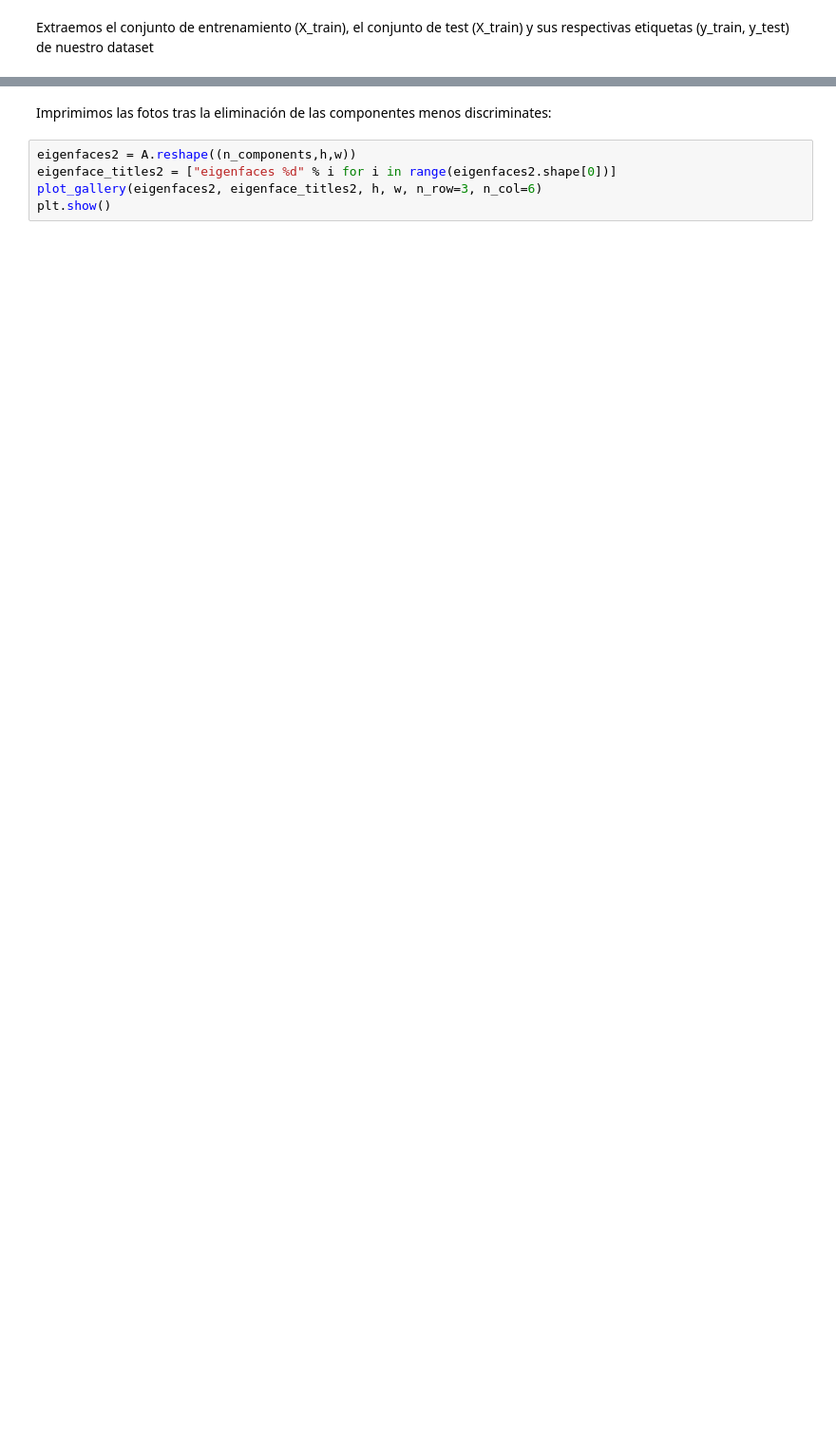
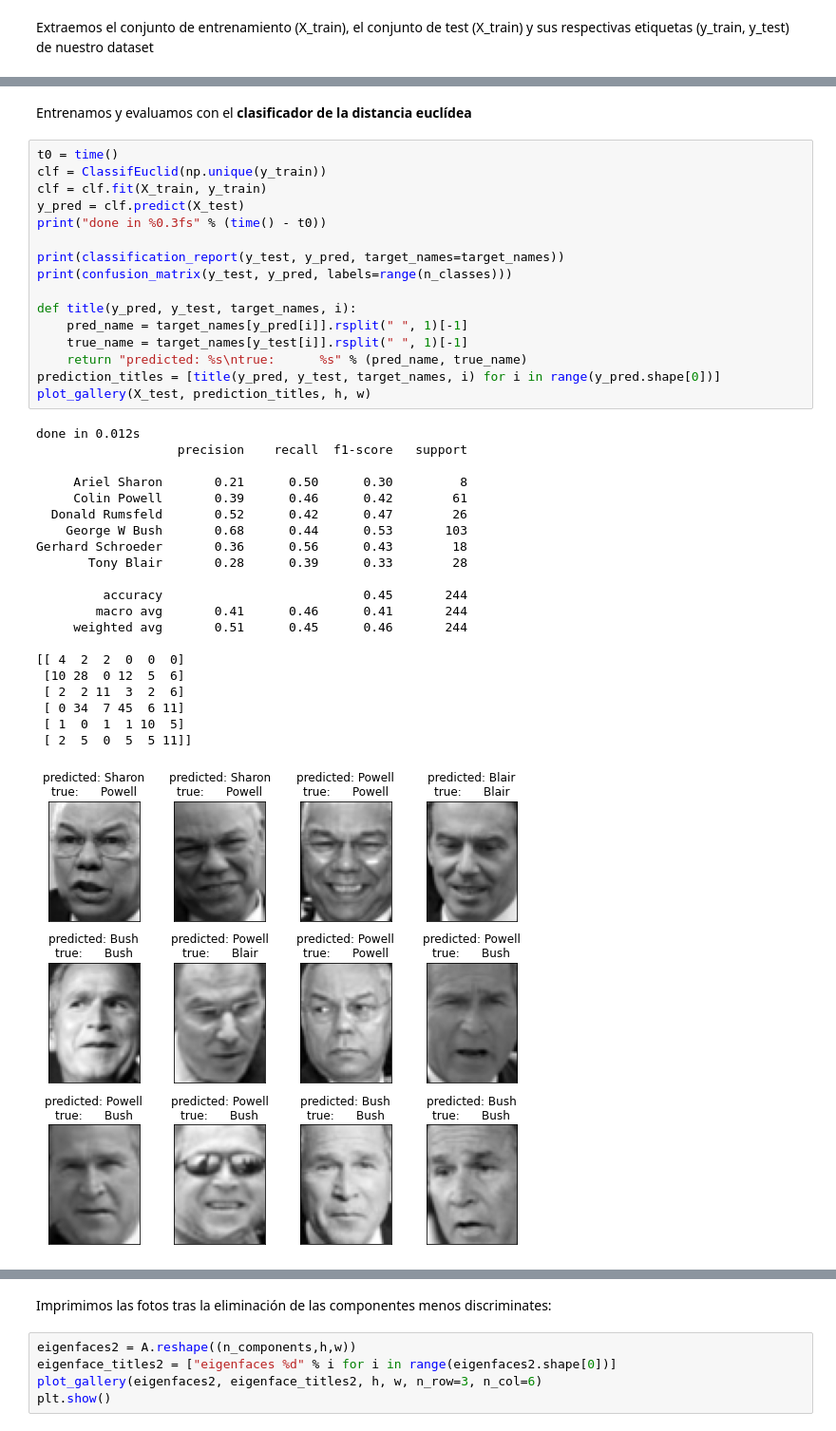
Before and after one commit to JB0linches/ReconocimientoDeFormas, a Jupyter notebook: Practica4.ipynb, the cells around one changed output, grey strips where cells are left out. Shown at 95% size. Cells and saved outputs as stored; diff of their text form; blank space fills up the shorter version.

```diff
--- a/Practica4.ipynb
+++ b/Practica4.ipynb
@@ -1652,0 +1697,40 @@ print(f"Numero de datos de test: {X_test.shape[0]}")
+# %% [markdown]
+Entrenamos y evaluamos con el **clasificador de la distancia euclídea**
+# %%
+t0 = time()
+clf = ClassifEuclid(np.unique(y_train))
+clf = clf.fit(X_train, y_train)
+y_pred = clf.predict(X_test)
+print("done in %0.3fs" % (time() - t0))
+
+print(classification_report(y_test, y_pred, target_names=target_names))
+print(confusion_matrix(y_test, y_pred, labels=range(n_classes)))
+
+def title(y_pred, y_test, target_names, i):
+    pred_name = target_names[y_pred[i]].rsplit(" ", 1)[-1]
+    true_name = target_names[y_test[i]].rsplit(" ", 1)[-1]
+    return "predicted: %s\ntrue:      %s" % (pred_name, true_name)
+prediction_titles = [title(y_pred, y_test, target_names, i) for i in range(y_pred.shape[0])]
+plot_gallery(X_test, prediction_titles, h, w)
+# %% [output]
+done in 0.012s
+                   precision    recall  f1-score   support
+
+     Ariel Sharon       0.21      0.50      0.30         8
+     Colin Powell       0.39      0.46      0.42        61
+  Donald Rumsfeld       0.52      0.42      0.47        26
+    George W Bush       0.68      0.44      0.53       103
+Gerhard Schroeder       0.36      0.56      0.43        18
+       Tony Blair       0.28      0.39      0.33        28
+
+         accuracy                           0.45       244
+        macro avg       0.41      0.46      0.41       244
+     weighted avg       0.51      0.45      0.46       244
+
+[[ 4  2  2  0  0  0]
+ [10 28  0 12  5  6]
+ [ 2  2 11  3  2  6]
+ [ 0 34  7 45  6 11]
+ [ 1  0  1  1 10  5]
+ [ 2  5  0  5  5 11]]
+[figure, added]
```
Also changed, not shown: parts of 43 cells of this notebook.
